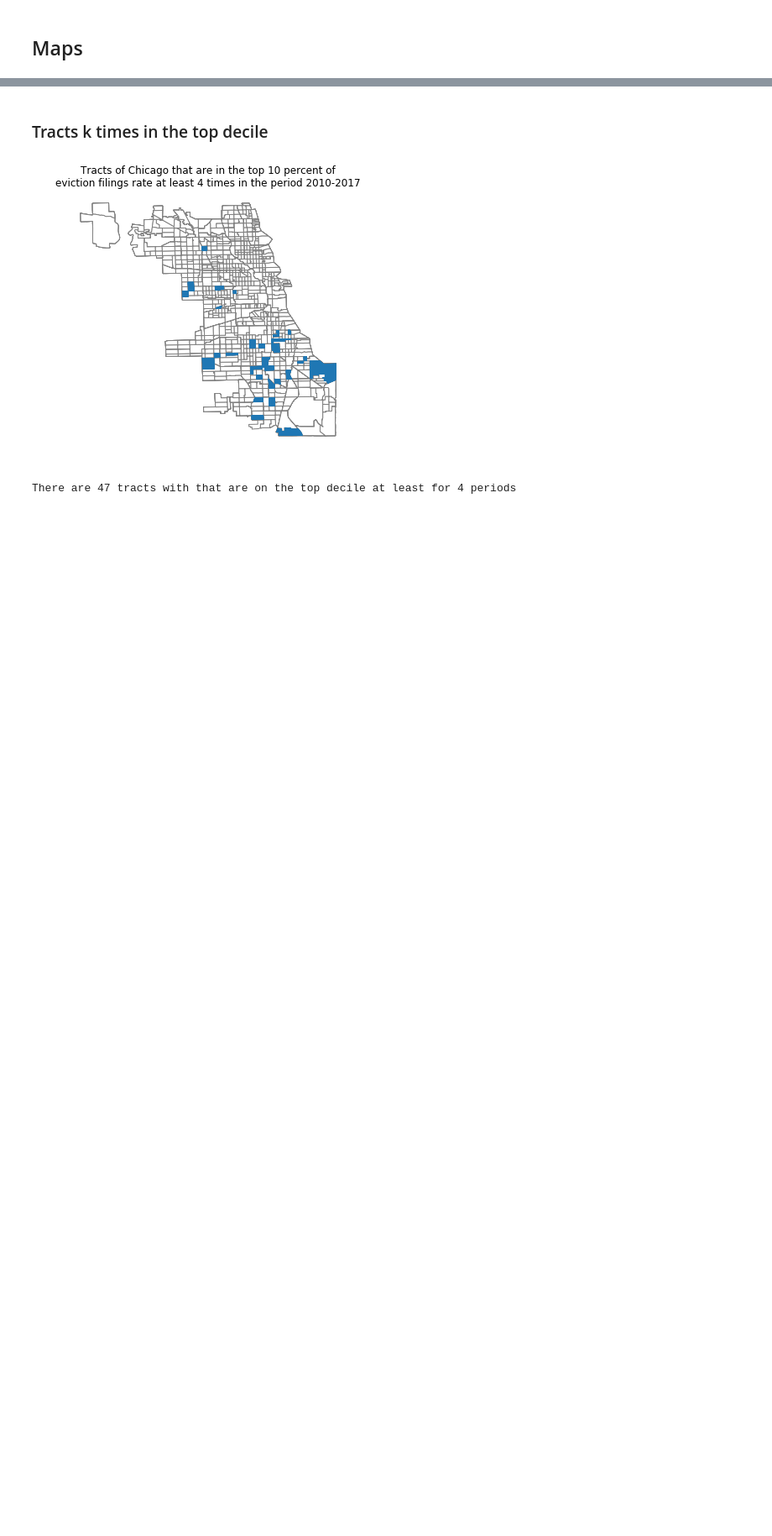
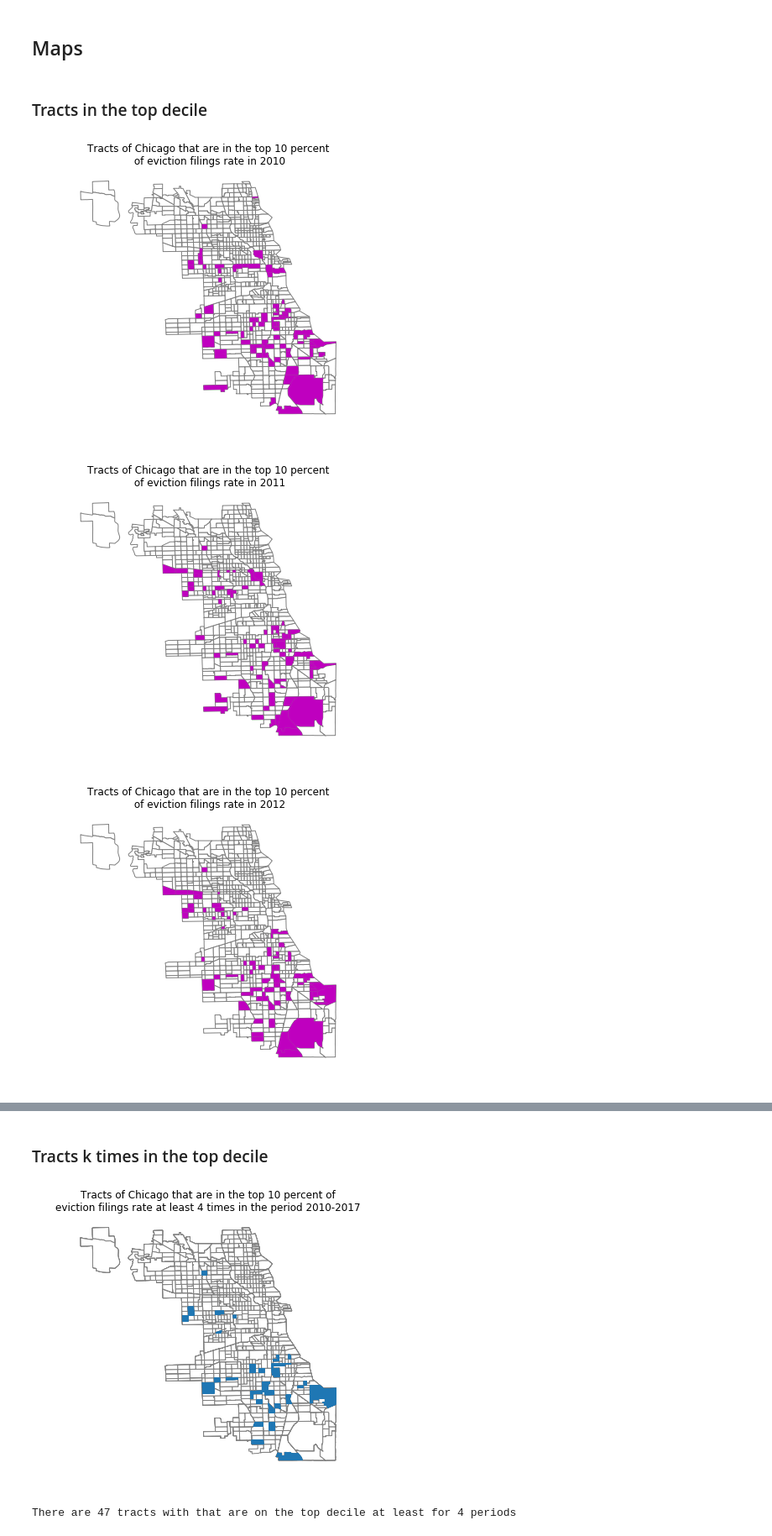
Before and after one commit to cariasmartelo/eviction-data-quality, a Jupyter notebook: scripts/graphs_v2.ipynb, the cells around one changed output, grey strips where cells are left out. Shown at 84% size. Drawn from its saved outputs; the diff is of its cells as text; code cells hidden in the pictures; blank space fills up the shorter version.

```diff
--- a/scripts/graphs_v2.ipynb
+++ b/scripts/graphs_v2.ipynb
@@ -28,3 +35,11 @@ start_year = 2010
 end_year = 2017
 year_to_map = list(range(start_year, end_year + 1))
 variables_to_map = ['eviction_filings_rate', 'eviction_order_yes']
+# %% [markdown]
+### Tracts in the top decile
+# %%
+dcts.plot_top_10pct_tracts(eviction_df, variables_to_map[0], year_to_map, False)
+# %% [output]
+[figure, added]
+[figure, added]
+[figure, added]
```
Also changed, not shown: parts of 8 cells of this notebook, 2 other files.
